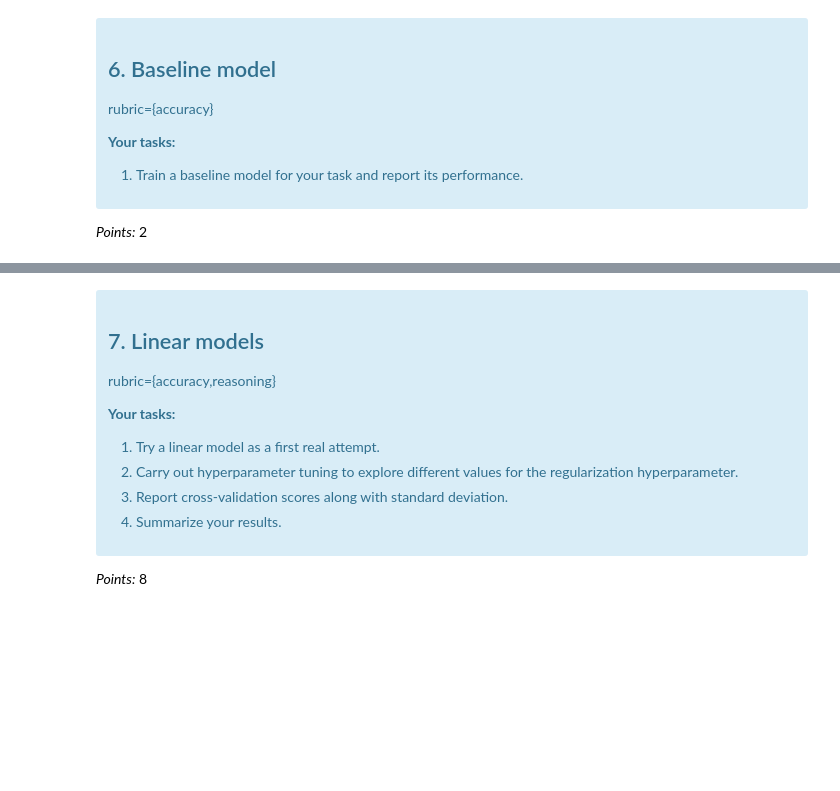
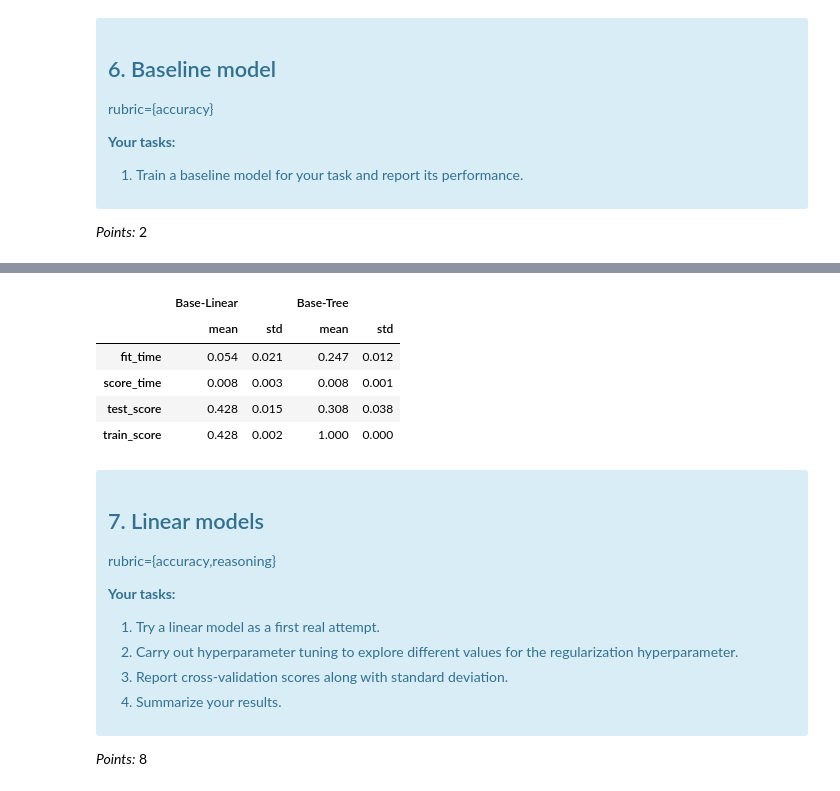
Before and after one commit to UBC-MDS/NYC_airbnb_notebook, a Jupyter notebook: lab4_waiel.ipynb, the cells around one changed output, grey strips where cells are left out. Cells and saved outputs as stored; diff of their text form; code cells hidden in the pictures; blank space fills up the shorter version.

Commit message:
Ran Baseline tests

```diff
--- a/lab4_waiel.ipynb
+++ b/lab4_waiel.ipynb
@@ -408,0 +465,13 @@ After performing EDA to take a good look at the features available to us for thi
+# %%
+numerical_feats = ['latitude', 'latitude', 'minimum_nights', 'days_since_last_review', 'availability_365']
+log_numerical_feats = ['price', 'number_of_reviews', 'calculated_host_listings_count']
+categorical_feats = ['neighbourhood_group', 'room_type']
+drop_feats = ['neighbourhood', 'host_id', 'id', 'name', 'host_name', 'last_review']
+
+preprocessor = make_column_transformer(
+    (StandardScaler(), numerical_feats + log_numerical_feats),
+    (FunctionTransformer(helper_functions.log_transformer), log_numerical_feats),
+    (OneHotEncoder(handle_unknown='ignore'), categorical_feats),
+    ('drop', drop_feats)
+)
+preprocessor
@@ -427,3 +518,47 @@ _Points:_ 2
+# %%
+X_train, y_train = train_df.drop(columns=['reviews_per_month']), train_df['reviews_per_month']
+X_test, y_test = test_df.drop(columns=['reviews_per_month']), test_df['reviews_per_month']
+# %%
+cross_val_results = {}
+
+pipe_linear = make_pipeline(
+    preprocessor,
+    LinearRegression()
+)
+
+pipe_decisiontree = make_pipeline(
+    preprocessor,
+    DecisionTreeRegressor()
+)
+
+cross_val_results["Base-Linear"] = pd.DataFrame(cross_validate(
+    pipe_linear,
+    X_train,
+    y_train,
+    cv=10,
+    scoring="r2",
+    return_train_score=True,
+    error_score='raise'
+)).agg(['mean','std']).round(3).T
+
+cross_val_results["Base-Tree"] = pd.DataFrame(cross_validate(
+    pipe_decisiontree,
+    X_train,
+    y_train,
+    cv=10,
+    scoring="r2",
+    return_train_score=True,
+    error_score='raise'
+)).agg(['mean','std']).round(3).T
+
+pd.concat(cross_val_results, axis=1)
+# %% [output]
+|  | Base-Linear |  | Base-Tree |  |
+|  | mean | std | mean | std |
+| fit_time | 0.054 | 0.021 | 0.247 | 0.012 |
+| score_time | 0.008 | 0.003 | 0.008 | 0.001 |
+| test_score | 0.428 | 0.015 | 0.308 | 0.038 |
+| train_score | 0.428 | 0.002 | 1.000 | 0.000 |
 # %% [markdown]
 <!-- END QUESTION -->
 
```
Also changed, not shown: parts of 18 cells of this notebook, 1 other file.
